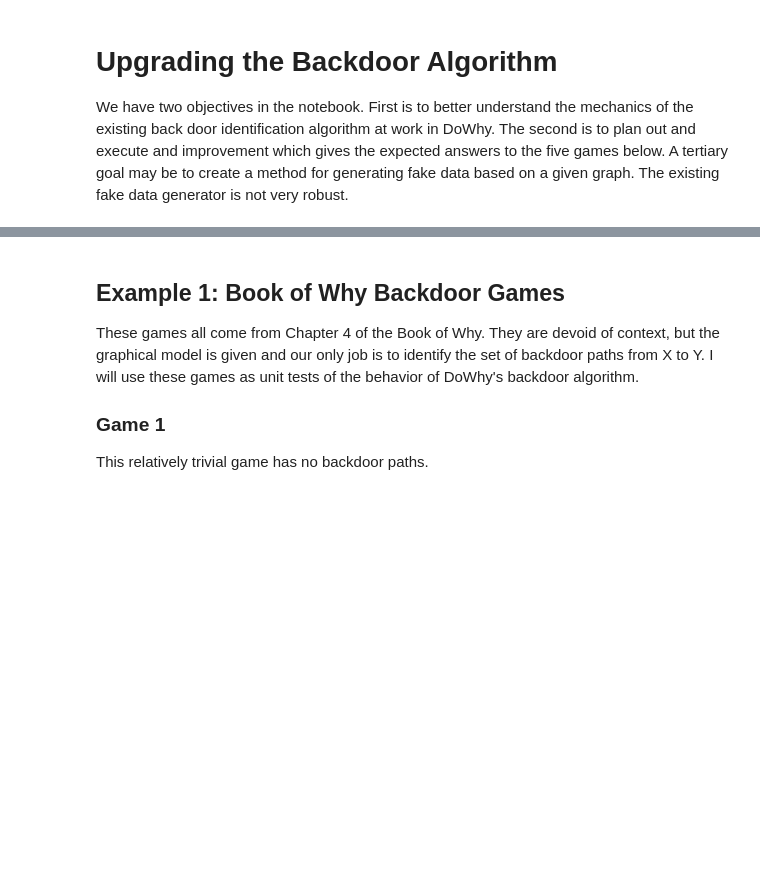
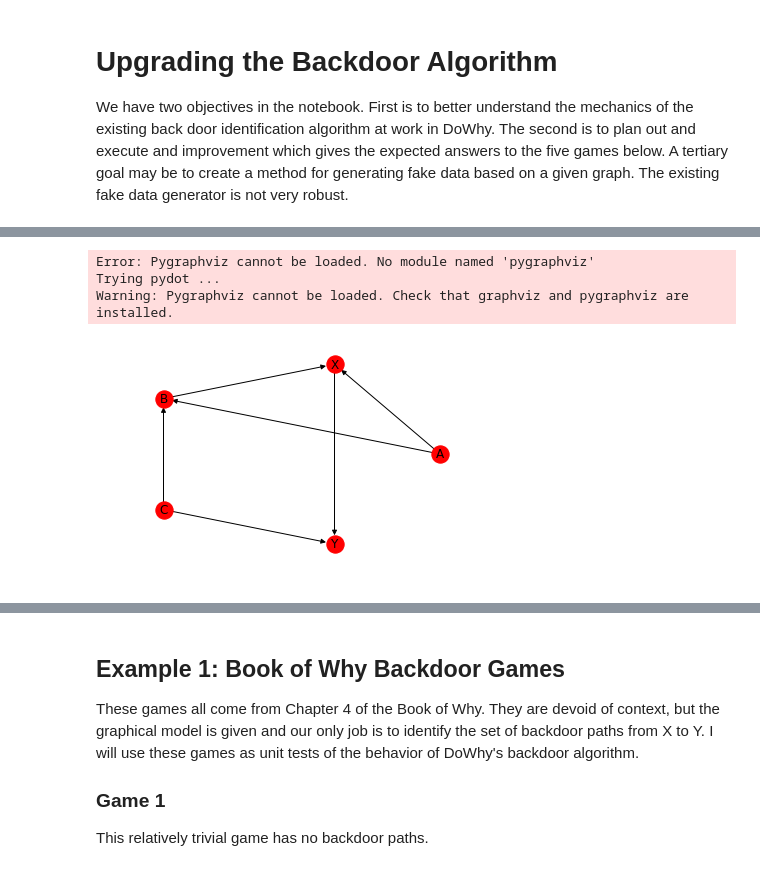
Before and after one commit to mrklees/dowhy, a Jupyter notebook: Exploring the Backdoor Algorithm.ipynb, the cells around one changed output, grey strips where cells are left out. Saved outputs shown, nothing was run; the diff lists cells and outputs as text; code cells hidden in the pictures; blank space fills up the shorter version.

```diff
--- a/Exploring the Backdoor Algorithm.ipynb
+++ b/Exploring the Backdoor Algorithm.ipynb
@@ -126,0 +165,15 @@ def binary_graph_data(treatment_name='X', outcome_name='Y', observed_node_names=
+# %%
+graph_dot = "digraph {A -> X;A -> B;C -> B;C -> Y;X -> Y;B -> X;}"
+observed_node_names = ['X', 'A', 'Y', 'B', 'C']
+treatment = 'X'
+outcome = 'Y'
+graph = CausalGraph(treatment_name=treatment, outcome_name=outcome,
+                    graph=graph_dot, observed_node_names=observed_node_names,
+                    unobserved_common_cause=False)
+
+graph.view_graph()
+# %% [output]
+Error: Pygraphviz cannot be loaded. No module named 'pygraphviz'
+Trying pydot ...
+Warning: Pygraphviz cannot be loaded. Check that graphviz and pygraphviz are installed.
+[figure, added]
```
Also changed, not shown: parts of 15 cells of this notebook, 2 other files.
